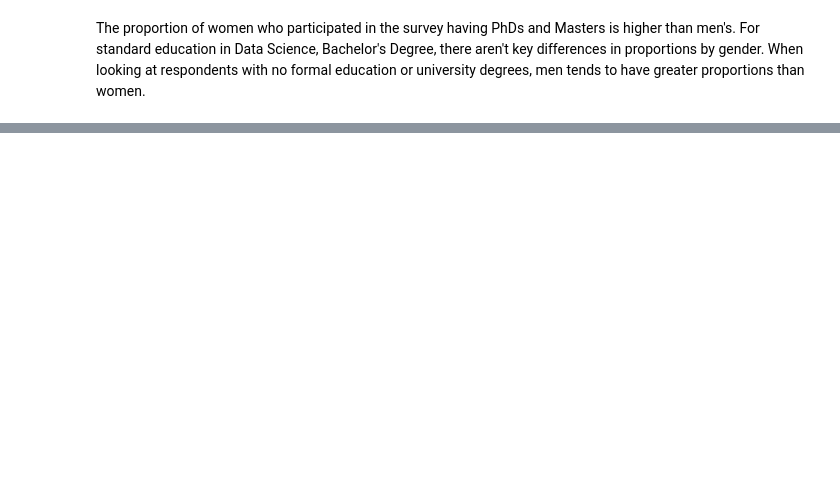
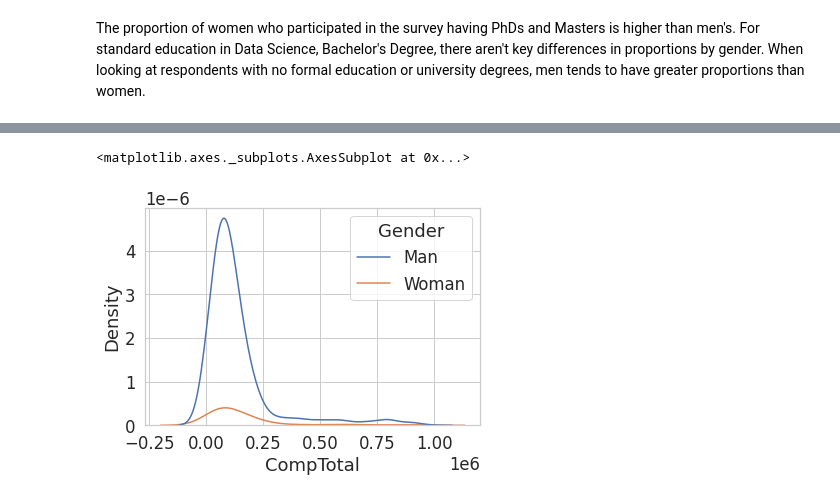
Before and after one commit to kcortinas/stackoverflow_2020_survey_gender_analysis, a Jupyter notebook: Survey_2020_Women_in_Data_Science.ipynb, the cells around one changed output, grey strips where cells are left out. Cells and saved outputs as stored; diff of their text form; code cells hidden in the pictures; blank space fills up the shorter version.

```diff
--- a/Survey_2020_Women_in_Data_Science.ipynb
+++ b/Survey_2020_Women_in_Data_Science.ipynb
@@ -375,0 +412,15 @@ The proportion of women who participated in the survey having PhDs and Masters i
+# %%
+# Consider only the answers from the top 5 countries and where respondents inform their salary
+df_survey_data_salary_top_5_countries = df_survey_data[((df_survey_data.Country == 'United Kingdom')|
+                                                        (df_survey_data.Country == 'United States')|
+                                                        (df_survey_data.Country == 'India')|
+                                                        (df_survey_data.Country == 'Germany')|
+                                                        (df_survey_data.Country == 'Canada')) &
+                                                       ((df_survey_data.Gender == 'Man')|(df_survey_data.Gender == 'Woman'))].dropna(subset=['CompTotal'], axis = 0)
+# %%
+# Get rid of outliers & plot overall density function to spot differences by gender
+df_survey_data_salary_top_5_countries = df_survey_data_salary_top_5_countries[df_survey_data_salary_top_5_countries.CompTotal<1e6]
+sns.kdeplot(data=df_survey_data_salary_top_5_countries, x="CompTotal", hue="Gender")
+# %% [output]
+<matplotlib.axes._subplots.AxesSubplot at 0x...>
+[figure, added]
```
Also changed, not shown: parts of 40 cells of this notebook.
